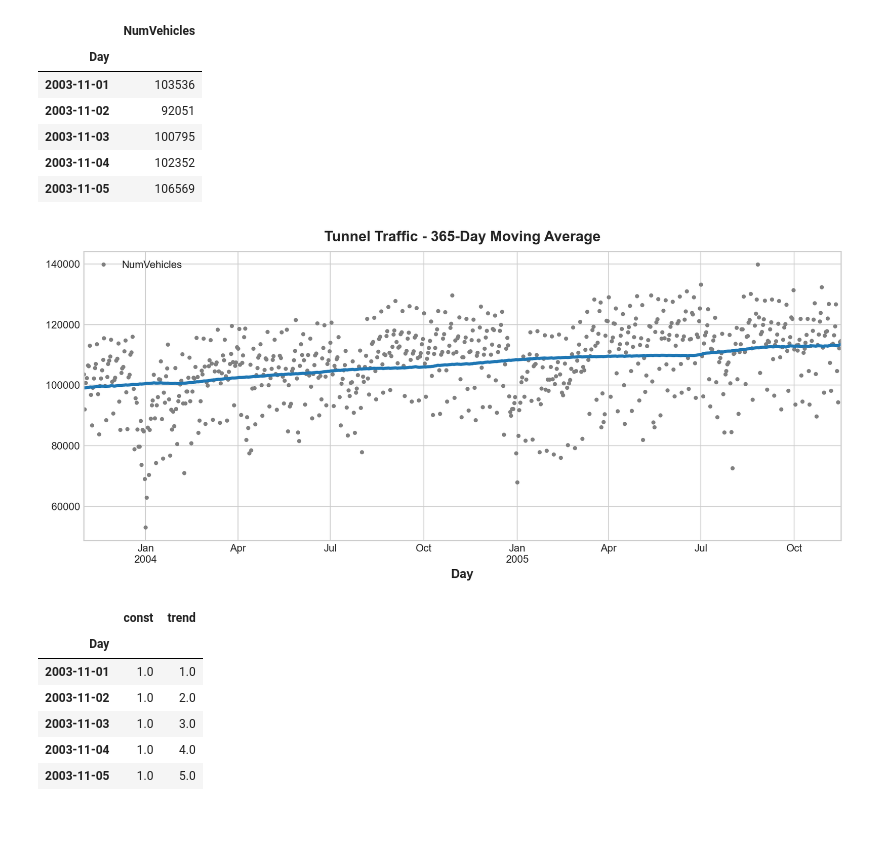
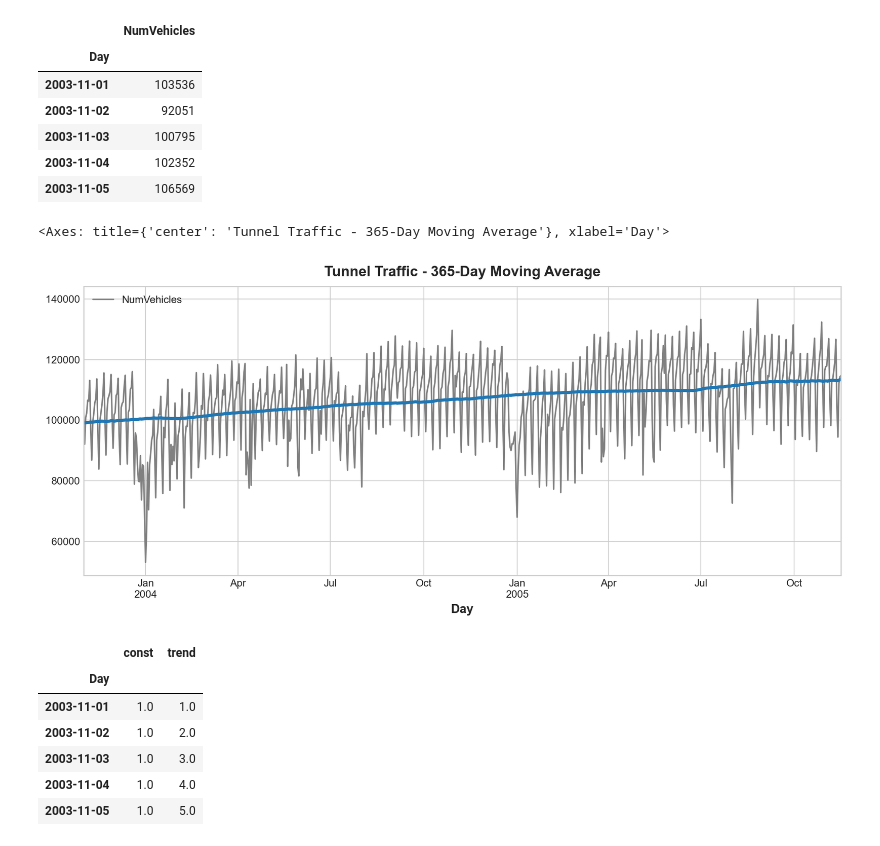
Before and after one commit to SandroPanchame/Time-Series-Playground, a Jupyter notebook: TS_Course_Code/Trends.ipynb, the cells around one changed output. Drawn from its saved outputs; the diff is of its cells as text; code cells hidden in the pictures.

```diff
--- a/TS_Course_Code/Trends.ipynb
+++ b/TS_Course_Code/Trends.ipynb
@@ -57,16 +59,24 @@ tunnel.head()
 # %%
 moving_average = tunnel.rolling(
     window=365,       # 365-day window
     center=True,      # puts the average at the center of the window
     min_periods=183,  # choose about half the window size
 ).mean()              # compute the mean (could also do median, std, min, max, ...)
 
-ax = tunnel.plot(style=".", color="0.5")
+# min_periods=183 parameter ensures that a value
+# is calculated only if there are at least 183 non-NA values within the window
+# The result is a new DataFrame (moving_average) where each point
+# represents the average of the previous 365 days centered around that point,
+# with at least 183 data points required to calculate an average.
+ax = tunnel.plot(style="-", color="0.5")
+# Plots data: - (line),. (scatter)
 moving_average.plot(
     ax=ax, linewidth=3, title="Tunnel Traffic - 365-Day Moving Average", legend=False,
-);
+)
+# plots the moving average
 # %% [output]
+<Axes: title={'center': 'Tunnel Traffic - 365-Day Moving Average'}, xlabel='Day'>
-[figure, old version]
+[figure, new version]
 # %%
 dp = DeterministicProcess(
     index=tunnel.index,  # dates from the training data
```
Also changed, not shown: parts of 8 cells of this notebook.
